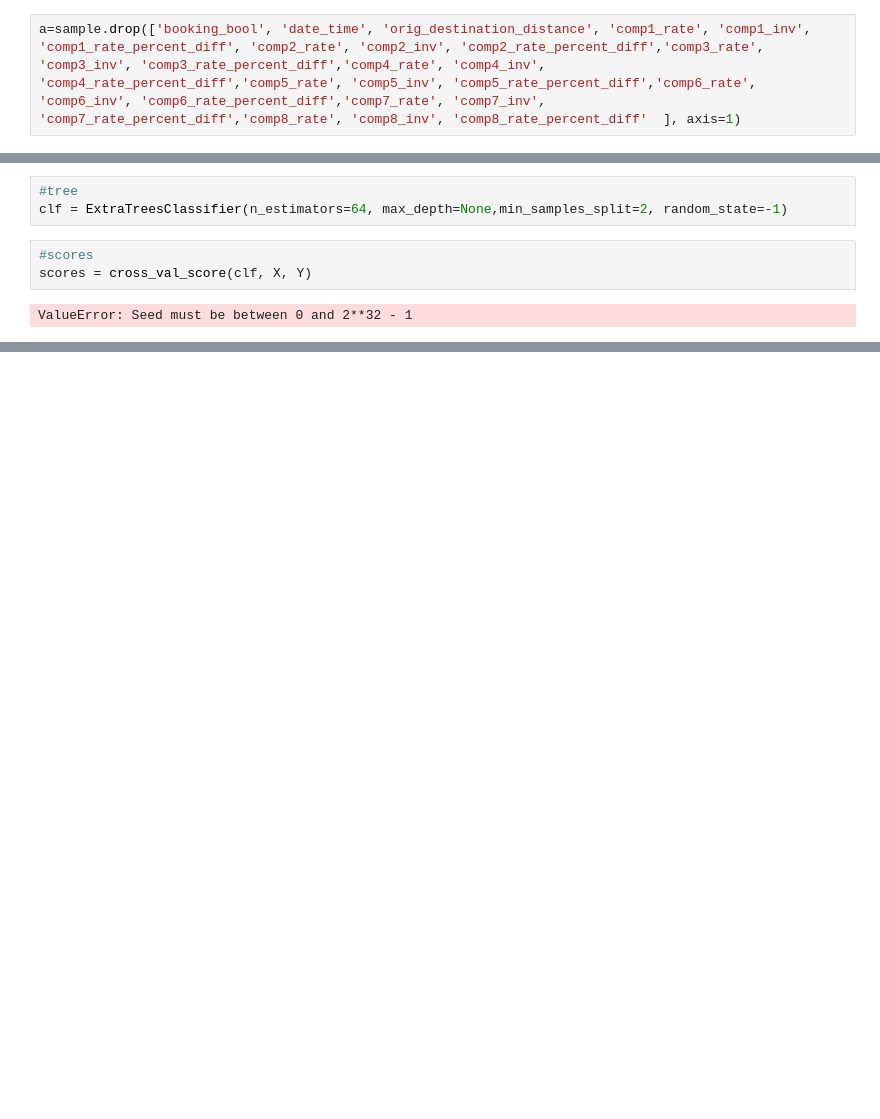
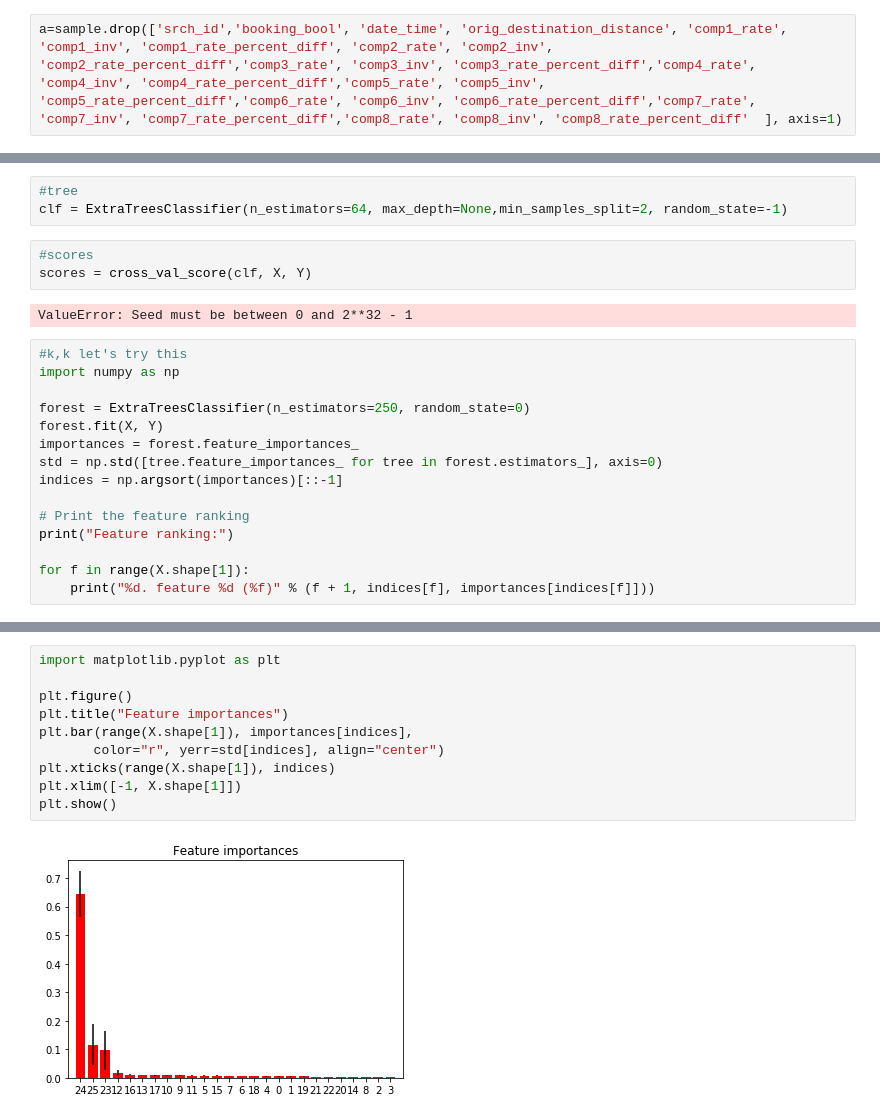
Before and after one commit to hannaheyer/Dmt, a Jupyter notebook: Prac2/Extra Trees.ipynb, the cells around one changed output, grey strips where cells are left out. Drawn from its saved outputs; the diff is of its cells as text; blank space fills up the shorter version.

Commit message:
feature importance

```diff
--- a/Prac2/Extra Trees.ipynb
+++ b/Prac2/Extra Trees.ipynb
@@ -46,7 +46,7 @@ scores = cross_val_score(clf, X, y)
 #EVERYBODY CALM THE FUCK DOWN
 sample = train.sample(frac=0.1, replace=True) #sampling
 # %%
-a=sample.drop(['booking_bool', 'date_time', 'orig_destination_distance', 'comp1_rate', 'comp1_inv', 'comp1_rate_percent_diff', 'comp2_rate', 'comp2_inv', 'comp2_rate_percent_diff','comp3_rate', 'comp3_inv', 'comp3_rate_percent_diff','comp4_rate', 'comp4_inv', 'comp4_rate_percent_diff','comp5_rate', 'comp5_inv', 'comp5_rate_percent_diff','comp6_rate', 'comp6_inv', 'comp6_rate_percent_diff','comp7_rate', 'comp7_inv', 'comp7_rate_percent_diff','comp8_rate', 'comp8_inv', 'comp8_rate_percent_diff'  ], axis=1)
+a=sample.drop(['srch_id','booking_bool', 'date_time', 'orig_destination_distance', 'comp1_rate', 'comp1_inv', 'comp1_rate_percent_diff', 'comp2_rate', 'comp2_inv', 'comp2_rate_percent_diff','comp3_rate', 'comp3_inv', 'comp3_rate_percent_diff','comp4_rate', 'comp4_inv', 'comp4_rate_percent_diff','comp5_rate', 'comp5_inv', 'comp5_rate_percent_diff','comp6_rate', 'comp6_inv', 'comp6_rate_percent_diff','comp7_rate', 'comp7_inv', 'comp7_rate_percent_diff','comp8_rate', 'comp8_inv', 'comp8_rate_percent_diff'  ], axis=1)
 # %%
 b=a.mean()
 # %%
@@ -89,3 +89,18 @@ clf = ExtraTreesClassifier(n_estimators=64, max_depth=None,min_samples_split=2,
 scores = cross_val_score(clf, X, Y)
 # %% [output]
 ValueError: Seed must be between 0 and 2**32 - 1
+# %%
+#k,k let's try this
+import numpy as np
+
+forest = ExtraTreesClassifier(n_estimators=250, random_state=0)
+forest.fit(X, Y)
+importances = forest.feature_importances_
+std = np.std([tree.feature_importances_ for tree in forest.estimators_], axis=0)
+indices = np.argsort(importances)[::-1]
+
+# Print the feature ranking
+print("Feature ranking:")
+
+for f in range(X.shape[1]):
+    print("%d. feature %d (%f)" % (f + 1, indices[f], importances[indices[f]]))
@@ -91,0 +125,12 @@ ValueError: Seed must be between 0 and 2**32 - 1
+# %%
+import matplotlib.pyplot as plt
+
+plt.figure()
+plt.title("Feature importances")
+plt.bar(range(X.shape[1]), importances[indices],
+       color="r", yerr=std[indices], align="center")
+plt.xticks(range(X.shape[1]), indices)
+plt.xlim([-1, X.shape[1]])
+plt.show()
+# %% [output]
+[figure, added]
```
Also changed, not shown: parts of 3 cells of this notebook.
